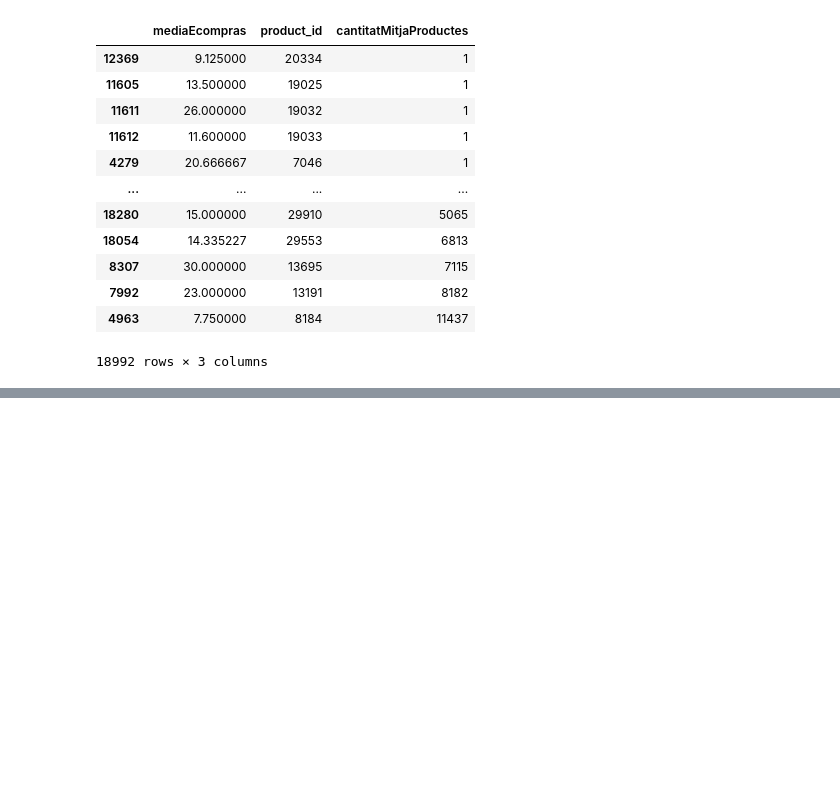
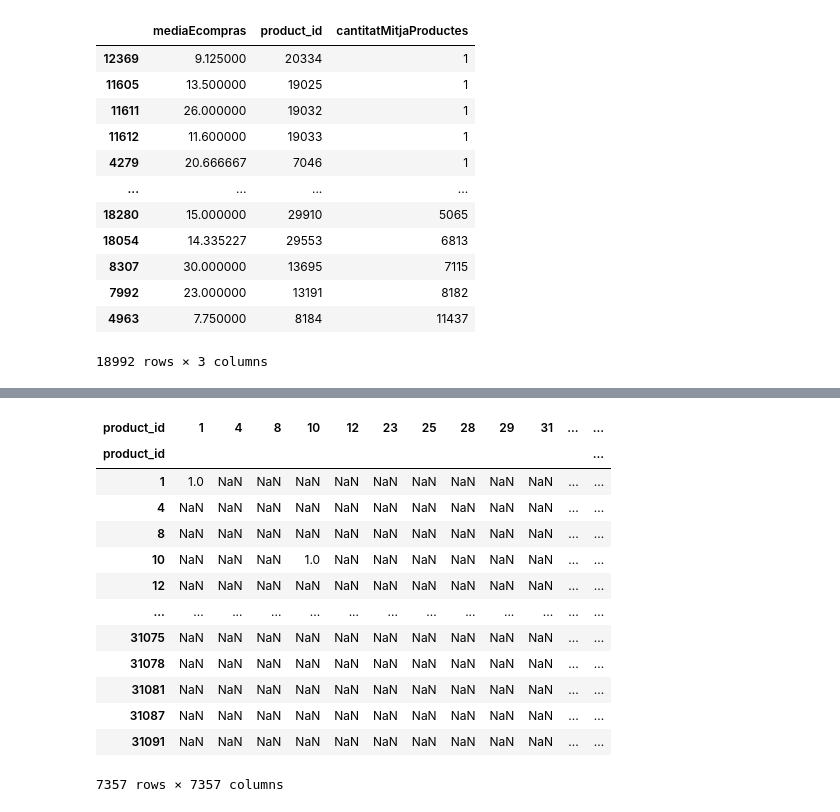
Before and after one commit to JoanSalinas/manducare, a Jupyter notebook: manducareJupyter.ipynb, the cells around one changed output, grey strips where cells are left out. Saved outputs shown, nothing was run; the diff lists cells and outputs as text; code cells hidden in the pictures; blank space fills up the shorter version.

```diff
--- a/manducareJupyter.ipynb
+++ b/manducareJupyter.ipynb
@@ -130,4 +130,5 @@ dfTotal
 | 4963 | 7.750000 | 8184 | 11437 |
 18992 rows × 3 columns
 # %%
-dfPuntUsuariTotal = dfProva.drop(columns=["Unnamed: 0","order_id","reordered"])
+dfPuntUsuariTotal = dfProva.drop(columns=["total","media_usuarioEcompras","cantitatMitjaProductes", "mediaEcompras"])
+dfPuntUsuariTotal
@@ -133,0 +149,9 @@ dfPuntUsuariTotal = dfProva.drop(columns=["Unnamed: 0","order_id","reordered"])
+# %%
+from sklearn.model_selection import train_test_split
+
+ratings = dfPuntUsuariTotal
+train, test = train_test_split(ratings, test_size = 0.10)
+ratings = pd.merge(dfPuntUsuariTotal, test)
+
+
+ratings.groupby('product_id').count().sort_values('user_id')
@@ -133,0 +173,2 @@ dfPuntUsuariTotal = dfProva.drop(columns=["Unnamed: 0","order_id","reordered"])
+# %%
+userRatings = ratings.pivot_table(index=['user_id'], columns=['product_id'], values='punTotal')
@@ -133,0 +191,18 @@ dfPuntUsuariTotal = dfProva.drop(columns=["Unnamed: 0","order_id","reordered"])
+# %%
+corrMatrix = userRatings.corr(method='pearson')
+corrMatrix
+# %% [output]
+| product_id | 1 | 4 | 8 | 10 | 12 | 23 | 25 | 28 | 29 | 31 | ... | ... |
+| product_id |  |  |  |  |  |  |  |  |  |  |  | ... |
+| 1 | 1.0 | NaN | NaN | NaN | NaN | NaN | NaN | NaN | NaN | NaN | ... | ... |
+| 4 | NaN | NaN | NaN | NaN | NaN | NaN | NaN | NaN | NaN | NaN | ... | ... |
+| 8 | NaN | NaN | NaN | NaN | NaN | NaN | NaN | NaN | NaN | NaN | ... | ... |
+| 10 | NaN | NaN | NaN | 1.0 | NaN | NaN | NaN | NaN | NaN | NaN | ... | ... |
+| 12 | NaN | NaN | NaN | NaN | NaN | NaN | NaN | NaN | NaN | NaN | ... | ... |
+| ... | ... | ... | ... | ... | ... | ... | ... | ... | ... | ... | ... | ... |
+| 31075 | NaN | NaN | NaN | NaN | NaN | NaN | NaN | NaN | NaN | NaN | ... | ... |
+| 31078 | NaN | NaN | NaN | NaN | NaN | NaN | NaN | NaN | NaN | NaN | ... | ... |
+| 31081 | NaN | NaN | NaN | NaN | NaN | NaN | NaN | NaN | NaN | NaN | ... | ... |
+| 31087 | NaN | NaN | NaN | NaN | NaN | NaN | NaN | NaN | NaN | NaN | ... | ... |
+| 31091 | NaN | NaN | NaN | NaN | NaN | NaN | NaN | NaN | NaN | NaN | ... | ... |
+7357 rows × 7357 columns
```
Also changed, not shown: parts of 12 cells of this notebook.
